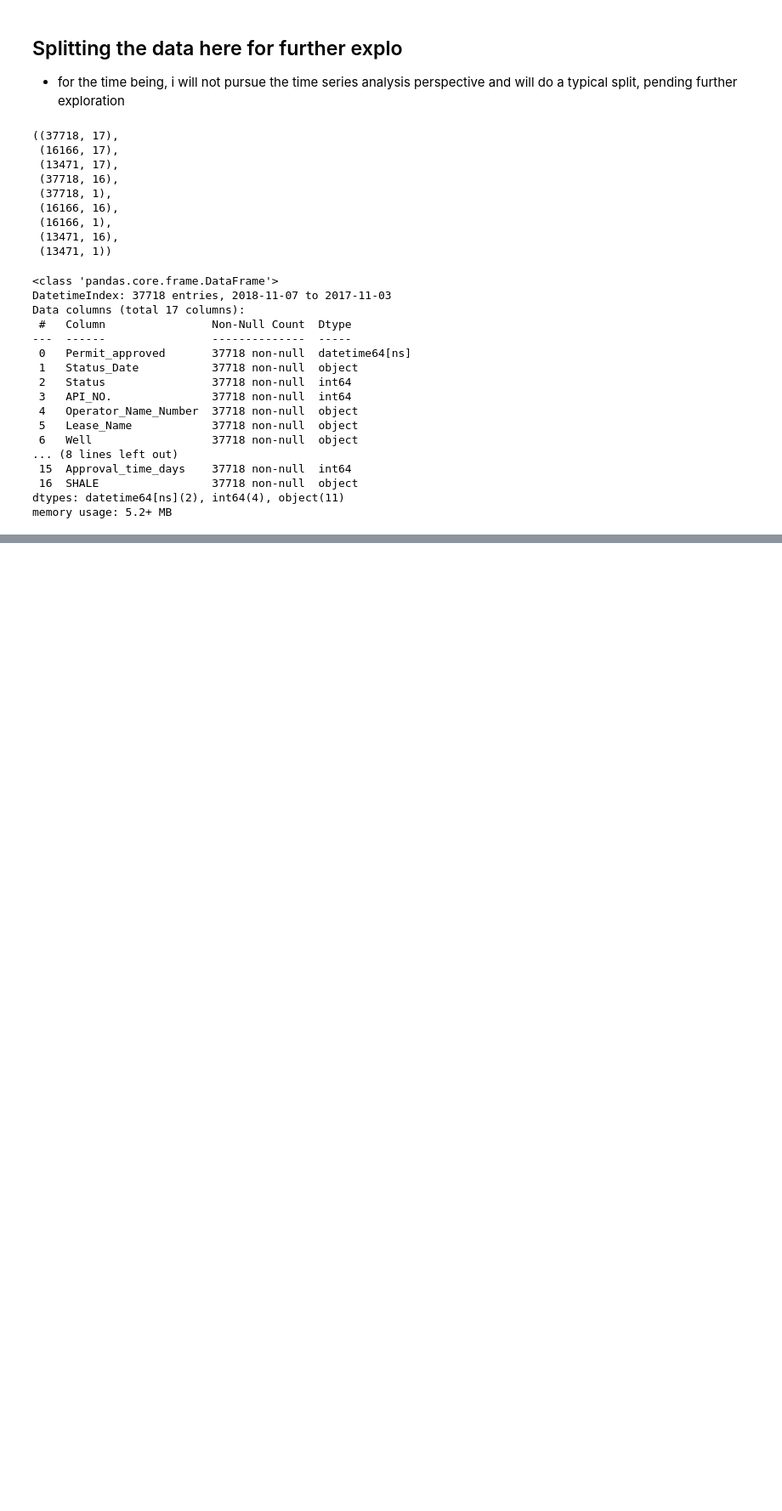
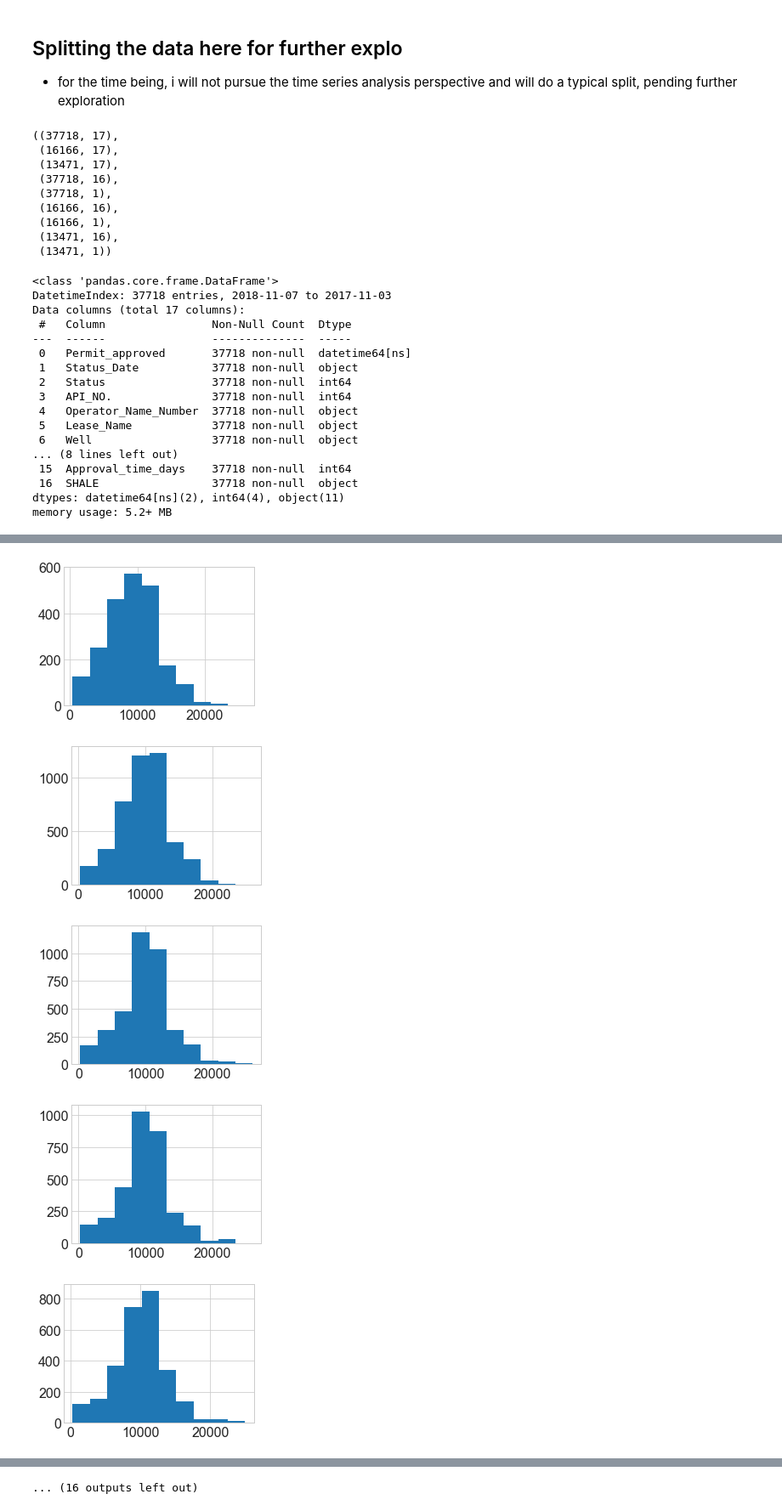
Before and after one commit to brianclements03/Individual_Project, a Jupyter notebook: EXPLORE.ipynb, the cells around one changed output, grey strips where cells are left out. Shown at 85% size. Drawn from its saved outputs; the diff is of its cells as text; code cells hidden in the pictures; blank space fills up the shorter version.

```diff
--- a/EXPLORE.ipynb
+++ b/EXPLORE.ipynb
@@ -369,0 +507,38 @@ for var in disc_vars:
+# %%
+for i in [train[train.Approval_time_days==0].Total_Depth,
+train[train.Approval_time_days==1].Total_Depth,
+train[train.Approval_time_days==2].Total_Depth,
+train[train.Approval_time_days==3].Total_Depth,
+train[train.Approval_time_days==4].Total_Depth,
+train[train.Approval_time_days==5].Total_Depth,
+train[train.Approval_time_days==6].Total_Depth,
+train[train.Approval_time_days==7].Total_Depth,
+train[train.Approval_time_days==8].Total_Depth,
+train[train.Approval_time_days==9].Total_Depth,
+train[train.Approval_time_days==10].Total_Depth,
+train[train.Approval_time_days==11].Total_Depth,
+train[train.Approval_time_days==12].Total_Depth,
+train[train.Approval_time_days==13].Total_Depth,
+train[train.Approval_time_days==14].Total_Depth,
+train[train.Approval_time_days==15].Total_Depth,
+train[train.Approval_time_days==16].Total_Depth,
+train[train.Approval_time_days==17].Total_Depth,
+train[train.Approval_time_days==18].Total_Depth,
+train[train.Approval_time_days==19].Total_Depth,
+train[train.Approval_time_days==20].Total_Depth,
+train[train.Approval_time_days==21].Total_Depth,
+train[train.Approval_time_days==22].Total_Depth,
+train[train.Approval_time_days==23].Total_Depth,
+train[train.Approval_time_days==24].Total_Depth,
+train[train.Approval_time_days==25].Total_Depth,
+train[train.Approval_time_days==26].Total_Depth,
+train[train.Approval_time_days==27].Total_Depth]:
+    plt.figure(figsize=(4,3))
+    i.hist()
+    plt.show()
+# %% [output]
+[figure, added]
+[figure, added]
+[figure, added]
+[figure, added]
+[figure, added]
@@ -369,0 +552 @@ for var in disc_vars:
+... (16 outputs left out)
```
Also changed, not shown: parts of 42 cells of this notebook.
